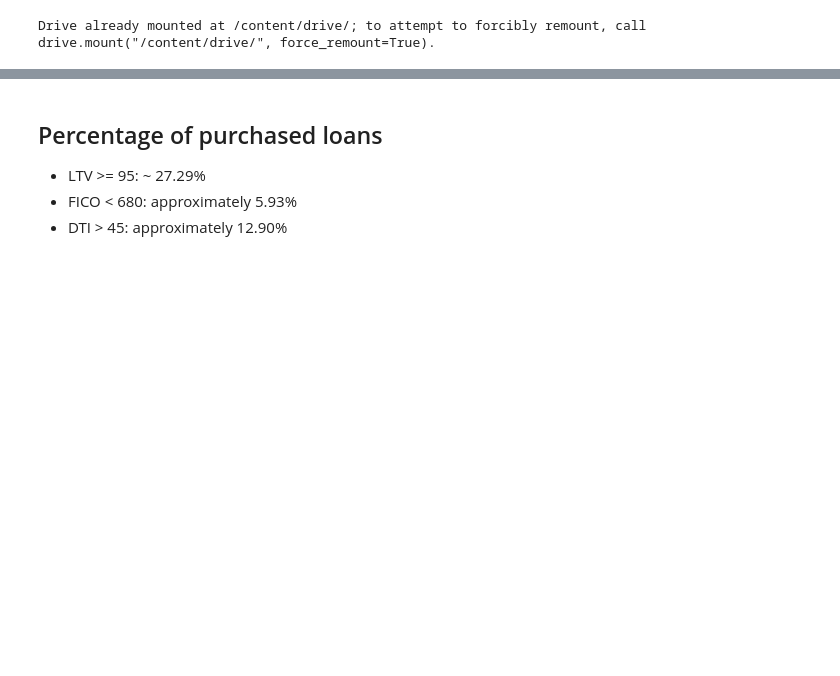
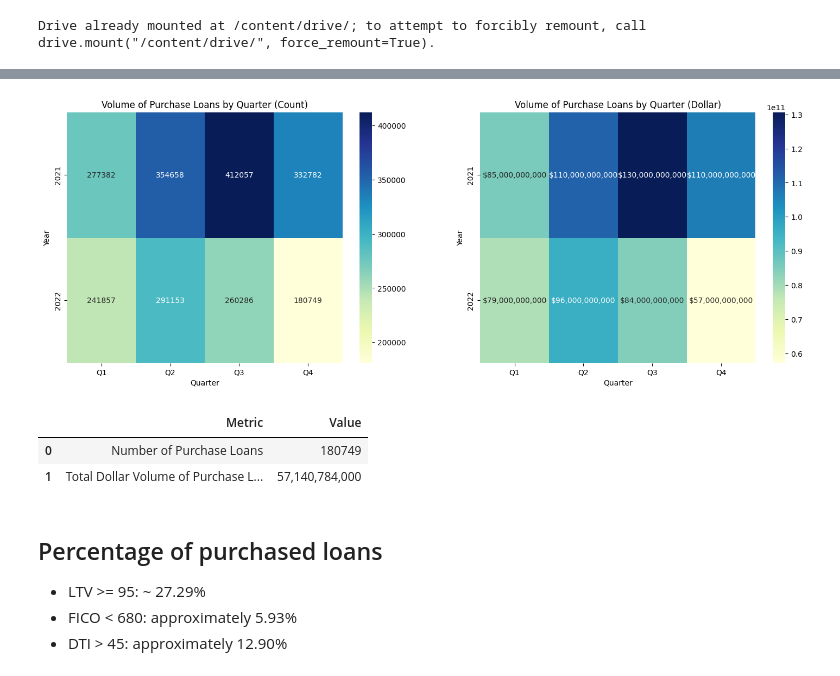
Before and after one commit to nackerson-ventera/demos, a Jupyter notebook: purchase_loan_summary.ipynb, the cells around one changed output, grey strips where cells are left out. Saved outputs shown, nothing was run; the diff lists cells and outputs as text; code cells hidden in the pictures; blank space fills up the shorter version.

```diff
--- a/purchase_loan_summary.ipynb
+++ b/purchase_loan_summary.ipynb
@@ -137,3 +216,65 @@ percentage_LTV_ge_95, percentage_FICO_lt_680, percentage_DTI_gt_45
+# %%
+# DF to store  results
+heatmap_data = pd.DataFrame({
+    'Year': [y for y in years for _ in quarters] * 2,
+    'Quarter': quarters * len(years) * 2,
+    'Value': loan_counts + dollar_volumes,
+    'Metric': ['Count'] * len(loan_counts) + ['Dollar'] * len(dollar_volumes)
+})
+
+# Data
+count_pivot = heatmap_data[heatmap_data['Metric'] == 'Count'].pivot_table(index='Year', columns='Quarter', values='Value', aggfunc='sum')
+dollar_pivot = heatmap_data[heatmap_data['Metric'] == 'Dollar'].pivot_table(index='Year', columns='Quarter', values='Value', aggfunc='sum')
+
+fig, axes = plt.subplots(1, 2, figsize=(18, 6))
+
+# Plot Count
+sns.heatmap(count_pivot, annot=True, cmap='YlGnBu', fmt='.0f', ax=axes[0])
+axes[0].set_title('Volume of Purchase Loans by Quarter (Count)')
+
+# Plot $$
+sns_dollar = sns.heatmap(dollar_pivot, annot=True, cmap='YlGnBu', ax=axes[1])
+axes[1].set_title('Volume of Purchase Loans by Quarter (Dollar)')
+
+# Update annotations to currency format
+for text in axes[1].texts:
+    text.set_text(f"${float(text.get_text()):,.0f}")
+
+plt.show()
+# %% [output]
+[figure, added]
+# %%
+# Volume of purchase loans
+
+count_purchase_loans = 0
+dollar_volume_purchase_loans = 0
+
+for chunk in pd.read_csv(file_path,
+                         delimiter='|',
+                         names=column_names,
+                         dtype=dtypes,
+                         chunksize=chunksize):
+
+    purchase_loans = chunk[chunk['Loan Purpose'] == 'P']
+    count_purchase_loans += len(purchase_loans)
+    dollar_volume_purchase_loans += purchase_loans['Original UPB'].sum()
+
+count_purchase_loans, dollar_volume_purchase_loans
+
+# lets throw this out onto a DF
+volume_summary = pd.DataFrame({
+    'Metric': ['Number of Purchase Loans', 'Total Dollar Volume of Purchase Loans'],
+    'Value': [count_purchase_loans, dollar_volume_purchase_loans]
+})
+
+volume_summary['Value'] = volume_summary['Value'].apply(lambda x: f'{x:,.0f}' if x != count_purchase_loans else x)
+
+# Displaying the DataFrame
+volume_summary
+# %% [output]
+|  | Metric | Value |
+| 0 | Number of Purchase Loans | 180749 |
+| 1 | Total Dollar Volume of Purchase L... | 57,140,784,000 |
 # %% [markdown]
 ## Percentage of purchased loans
 
```
Also changed, not shown: parts of 29 cells of this notebook.
